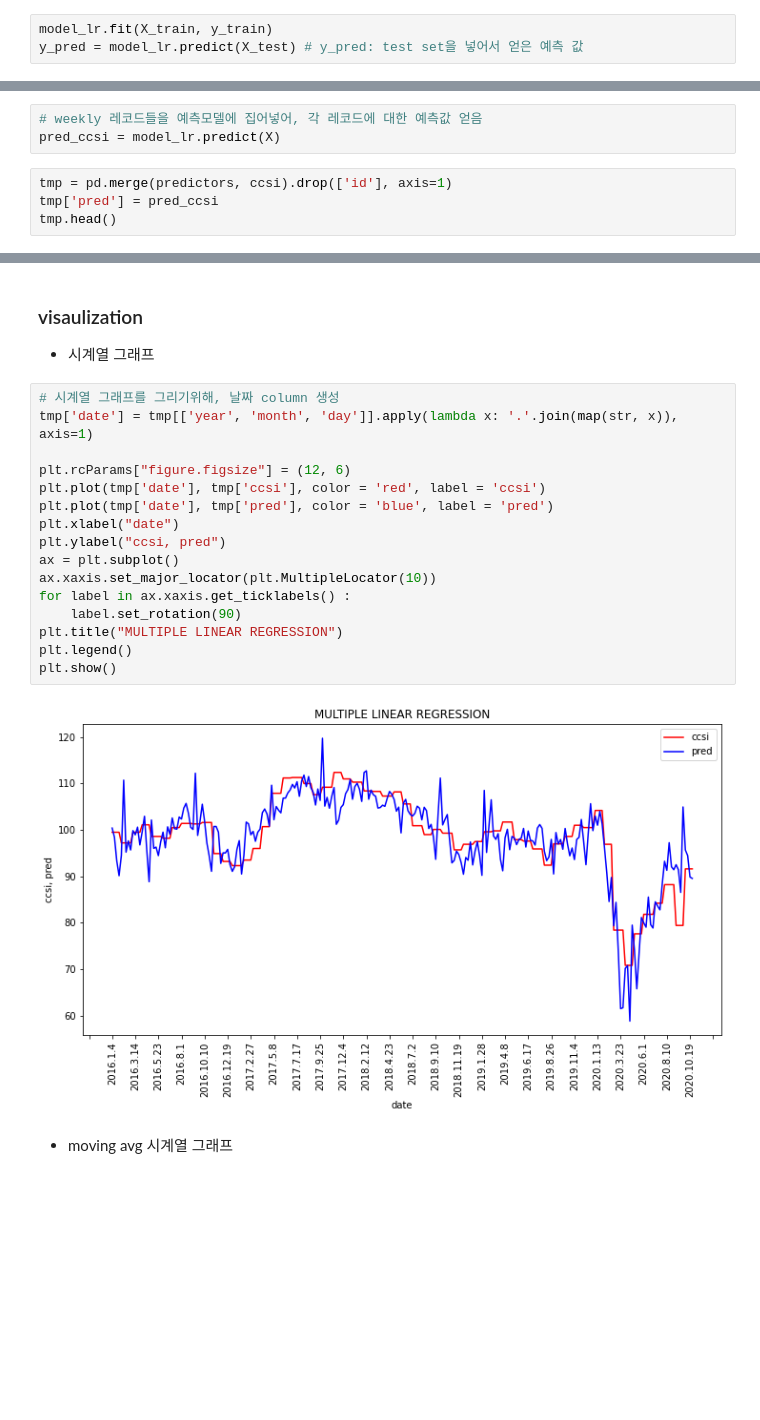
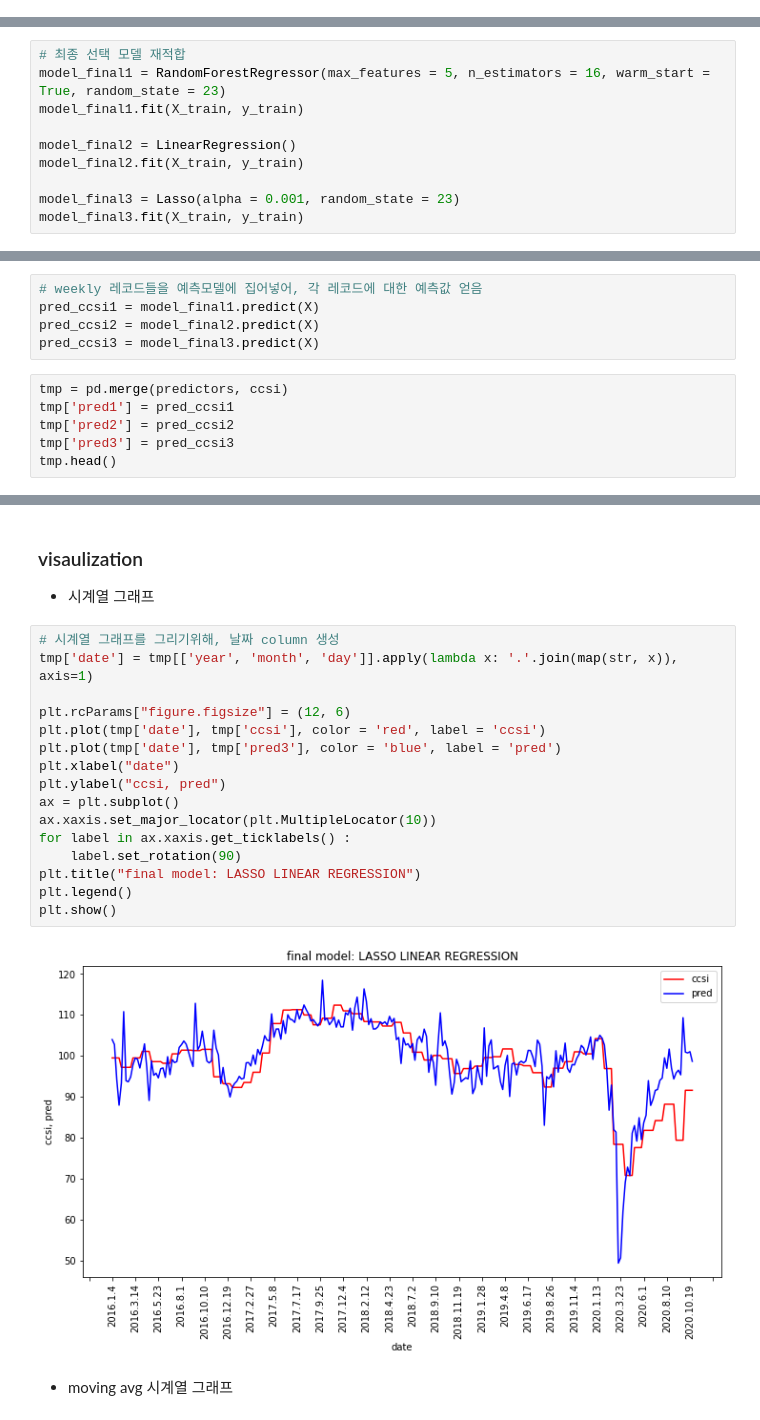
Before and after one commit to 2hyes/CLI-development, a Jupyter notebook: validation-and-Ttest(dataset_mean).ipynb, the cells around one changed output, grey strips where cells are left out. Drawn from its saved outputs; the diff is of its cells as text; blank space fills up the shorter version.

```diff
--- a/validation-and-Ttest(dataset_mean).ipynb
+++ b/validation-and-Ttest(dataset_mean).ipynb
@@ -266,3 +365,0 @@ t_0.05,9 = 1.844 <br><br>
-# %%
-model_lr.fit(X_train, y_train)
-y_pred = model_lr.predict(X_test) # y_pred: test set을 넣어서 얻은 예측 값
@@ -277,0 +400,10 @@ plt.show()
+# %%
+# 최종 선택 모델 재적합
+model_final1 = RandomForestRegressor(max_features = 5, n_estimators = 16, warm_start = True, random_state = 23)
+model_final1.fit(X_train, y_train)
+
+model_final2 = LinearRegression()
+model_final2.fit(X_train, y_train)
+
+model_final3 = Lasso(alpha = 0.001, random_state = 23)
+model_final3.fit(X_train, y_train)
@@ -292,10 +459,14 @@ test RMSE:  3.757166291615708
 X = scaler.transform(predictors.loc[:, ['keyword1', 'keyword2', 'keyword3', 'keyword4', 'keyword5', 'google', 'naver']])
 # %%
 # weekly 레코드들을 예측모델에 집어넣어, 각 레코드에 대한 예측값 얻음
-pred_ccsi = model_lr.predict(X)
+pred_ccsi1 = model_final1.predict(X)
+pred_ccsi2 = model_final2.predict(X)
+pred_ccsi3 = model_final3.predict(X)
 # %%
-tmp = pd.merge(predictors, ccsi).drop(['id'], axis=1)
-tmp['pred'] = pred_ccsi
+tmp = pd.merge(predictors, ccsi)
+tmp['pred1'] = pred_ccsi1
+tmp['pred2'] = pred_ccsi2
+tmp['pred3'] = pred_ccsi3
 tmp.head()
 # %% [output]
 |  | year | month | day | keyword1 | keyword2 | keyword3 | keyword4 | keyword5 | google | naver | ... |
@@ -324,21 +490,21 @@ RMSE about weekly CCSI:  4.8983878350227785
 # %%
 # 시계열 그래프를 그리기위해, 날짜 column 생성
 tmp['date'] = tmp[['year', 'month', 'day']].apply(lambda x: '.'.join(map(str, x)), axis=1)
 
 plt.rcParams["figure.figsize"] = (12, 6)
 plt.plot(tmp['date'], tmp['ccsi'], color = 'red', label = 'ccsi')
-plt.plot(tmp['date'], tmp['pred'], color = 'blue', label = 'pred')
+plt.plot(tmp['date'], tmp['pred3'], color = 'blue', label = 'pred')
 plt.xlabel("date")
 plt.ylabel("ccsi, pred")
 ax = plt.subplot()
 ax.xaxis.set_major_locator(plt.MultipleLocator(10))
 for label in ax.xaxis.get_ticklabels() :
     label.set_rotation(90)
-plt.title("MULTIPLE LINEAR REGRESSION")
+plt.title("final model: LASSO LINEAR REGRESSION")
 plt.legend()
 plt.show()
 # %% [output]
-[figure, old version]
+[figure, new version]
 # %% [markdown]
 * moving avg 시계열 그래프
 # %%
```
Also changed, not shown: parts of 58 cells of this notebook, 3 other files.
